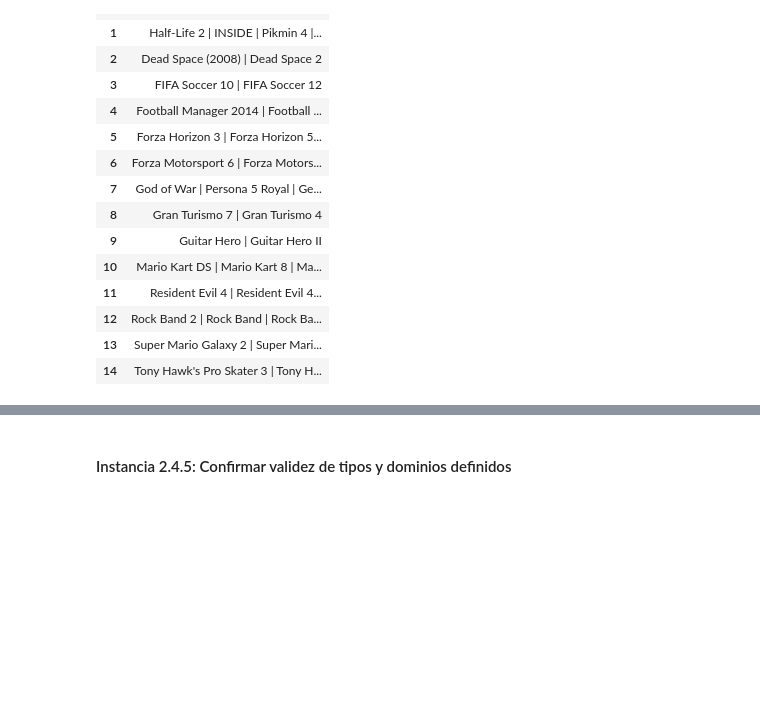
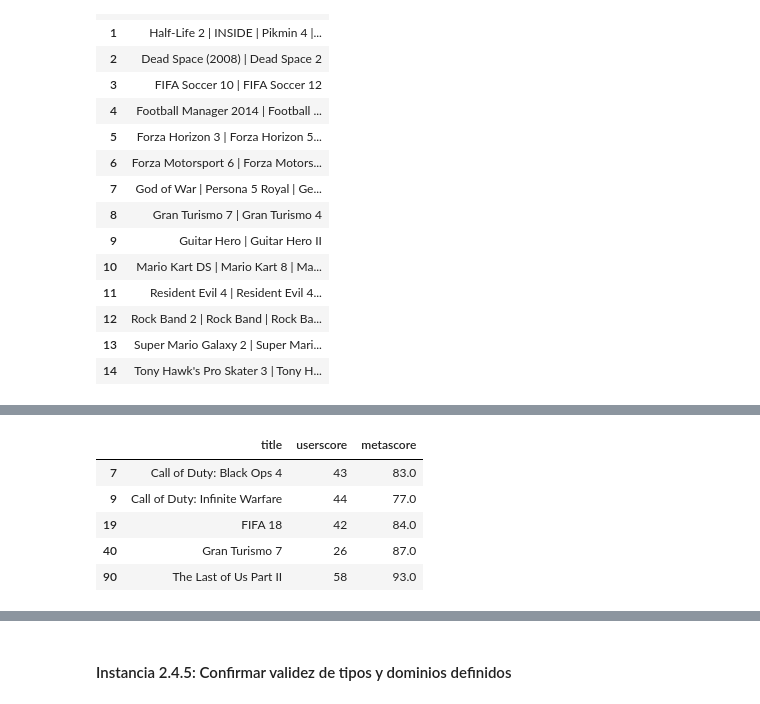
Before and after one commit to SantiagoCiaponi/data-science, a Jupyter notebook: notebooks/data_mining.ipynb, the cells around one changed output, grey strips where cells are left out. Saved outputs shown, nothing was run; the diff lists cells and outputs as text; code cells hidden in the pictures; blank space fills up the shorter version.

```diff
--- a/notebooks/data_mining.ipynb
+++ b/notebooks/data_mining.ipynb
@@ -1467,0 +1464,16 @@ En su mayoría, vemos juegos que son de la misma saga pero diferentes versiones.
+# %%
+juegos_a_filtrar = [
+    "Gran Turismo 7",
+    "FIFA 18",
+    "Call of Duty: Black Ops 4",
+    "Call of Duty: Infinite Warfare",
+    "The Last of Us Part II"
+]
+df[df['title'].isin(juegos_a_filtrar)][['title', 'userscore', 'metascore']]
+# %% [output]
+|  | title | userscore | metascore |
+| 7 | Call of Duty: Black Ops 4 | 43 | 83.0 |
+| 9 | Call of Duty: Infinite Warfare | 44 | 77.0 |
+| 19 | FIFA 18 | 42 | 84.0 |
+| 40 | Gran Turismo 7 | 26 | 87.0 |
+| 90 | The Last of Us Part II | 58 | 93.0 |
```
Also changed, not shown: parts of 5 cells of this notebook.
